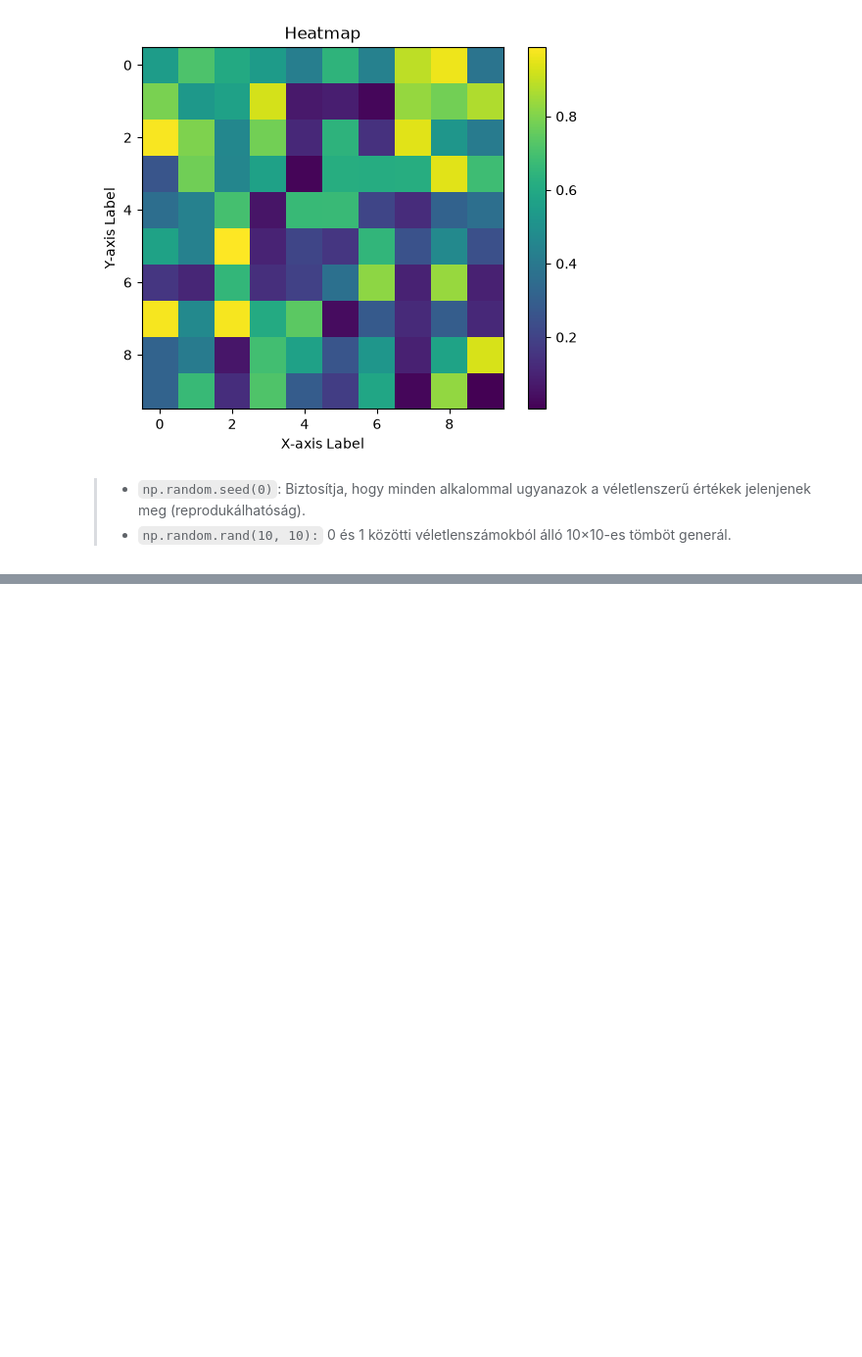
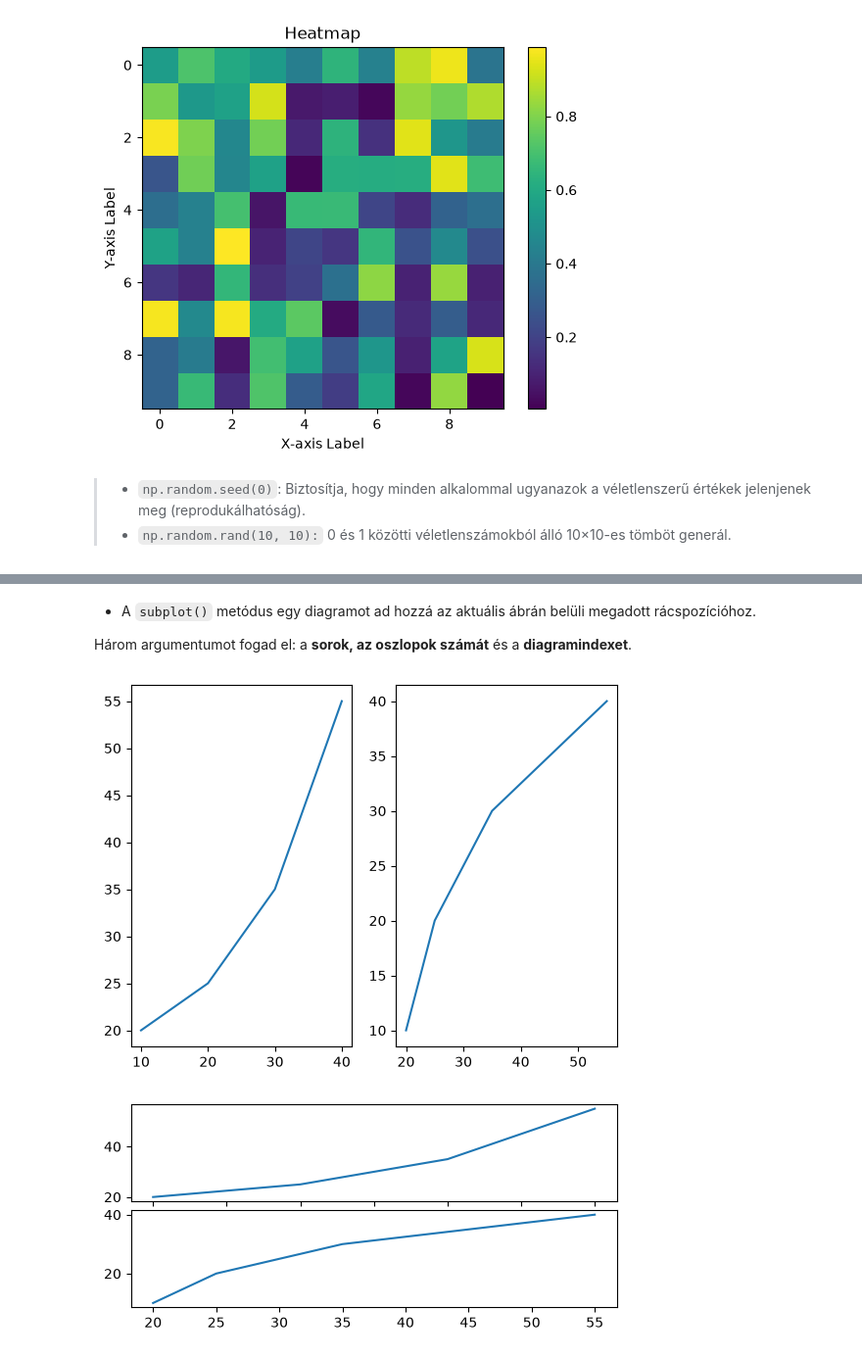
Before and after one commit to vojcsektunde/ds-learning-journey, a Jupyter notebook: python/08-libraries/Matplotlib.ipynb, the cells around one changed output, grey strips where cells are left out. Shown at 98% size. Cells and saved outputs as stored; diff of their text form; code cells hidden in the pictures; blank space fills up the shorter version.

```diff
--- a/python/08-libraries/Matplotlib.ipynb
+++ b/python/08-libraries/Matplotlib.ipynb
@@ -209,0 +267,30 @@ plt.show()
+# %% [markdown]
+- A `subplot()` metódus egy diagramot ad hozzá az aktuális ábrán belüli megadott rácspozícióhoz.
+
+Három argumentumot fogad el: a **sorok, az oszlopok számát** és a **diagramindexet**.
+# %%
+import matplotlib.pyplot as plt
+
+x = [10, 20, 30, 40]
+y = [20, 25, 35, 55]
+plt.figure()
+
+plt.subplot(121)
+plt.plot(x, y)
+
+plt.subplot(122)
+plt.plot(y, x)
+plt.show()
+
+axes1 = plt.subplot2grid (
+(7, 1), (0, 0), rowspan = 2, colspan = 1)
+
+axes2 = plt.subplot2grid (
+(7, 1), (2, 0), rowspan = 2, colspan = 1)
+
+axes1.plot(x, y)
+axes2.plot(y, x)
+plt.show()
+# %% [output]
+[figure, added]
+[figure, added]
```
Also changed, not shown: parts of 6 cells of this notebook, 1 other file.
